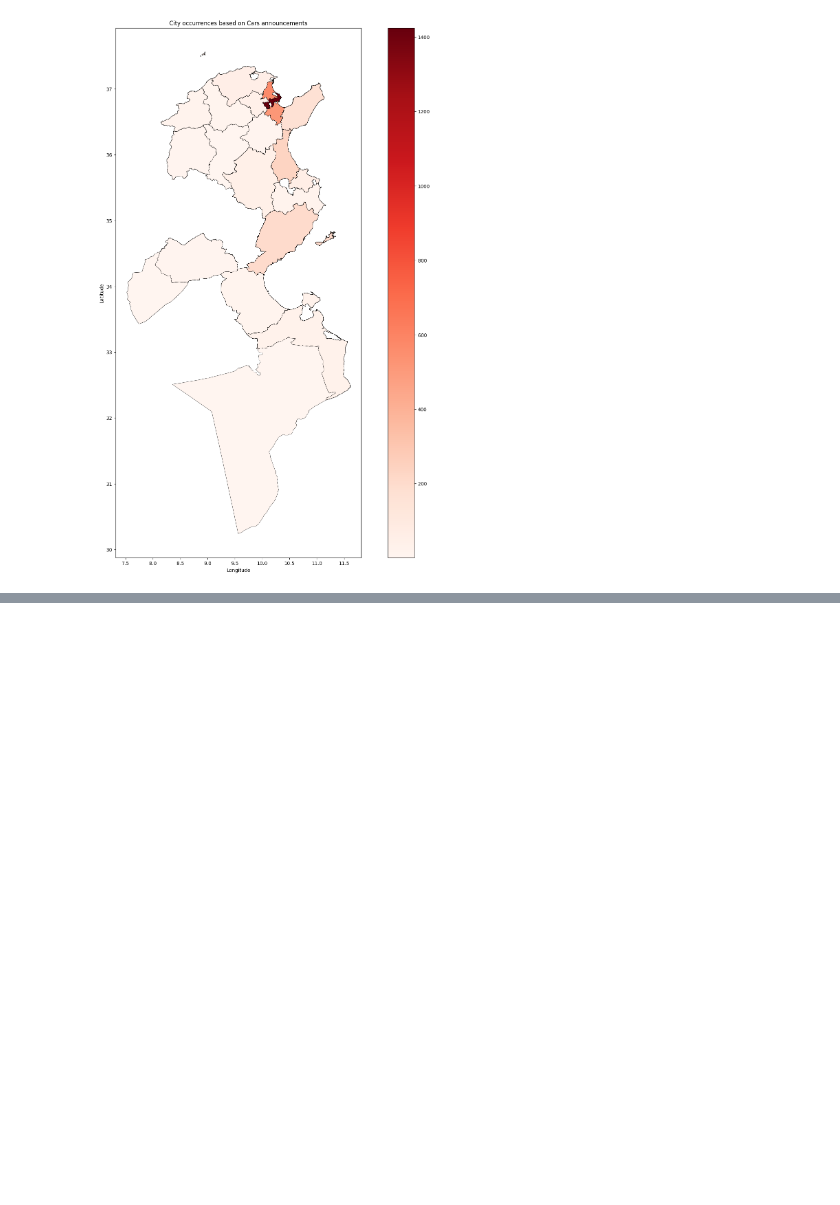
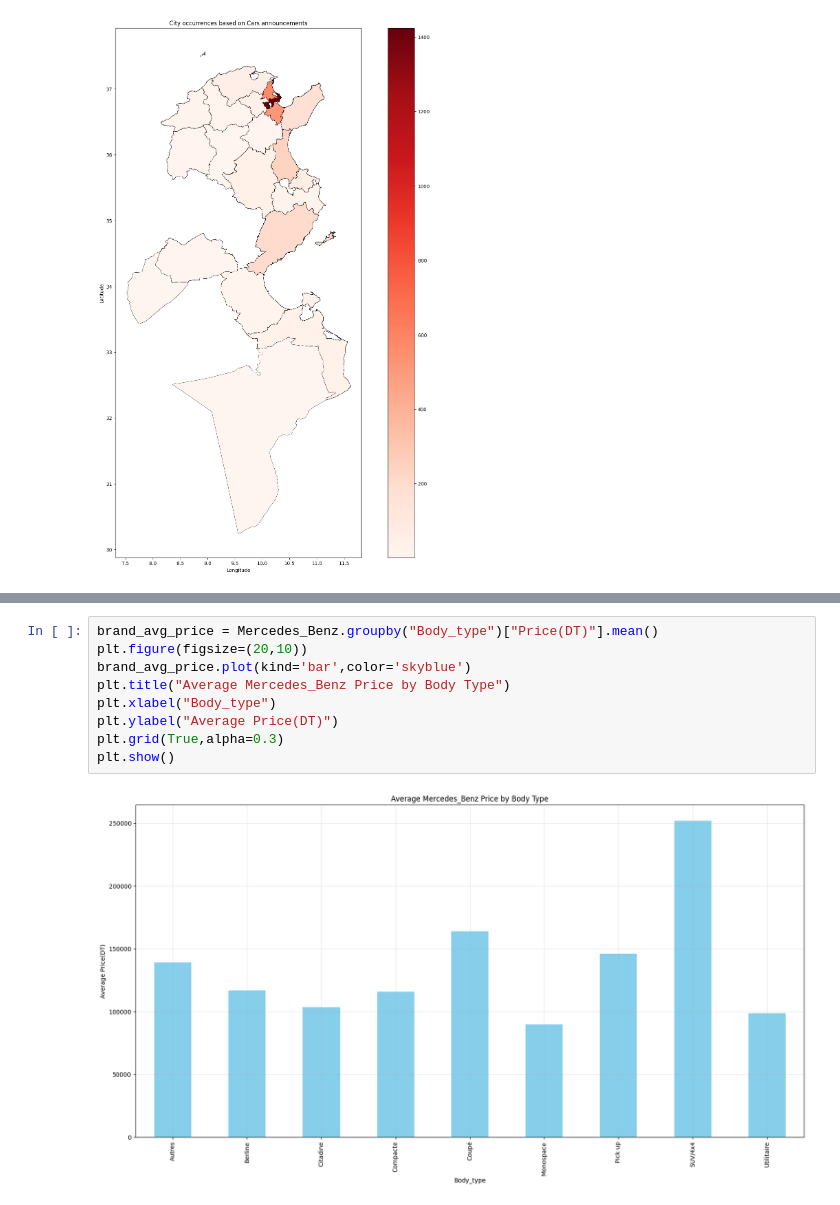
Before and after one commit to SayehOmar/AutoMobileTN_case_study, a Jupyter notebook: Case_study/Case_study.ipynb, the cells around one changed output, grey strips where cells are left out. Saved outputs shown, nothing was run; the diff lists cells and outputs as text; blank space fills up the shorter version.

```diff
--- a/Case_study/Case_study.ipynb
+++ b/Case_study/Case_study.ipynb
@@ -214,0 +245,11 @@ plt.show()
+# %%
+brand_avg_price = Mercedes_Benz.groupby("Body_type")["Price(DT)"].mean()
+plt.figure(figsize=(20,10))
+brand_avg_price.plot(kind='bar',color='skyblue')
+plt.title("Average Mercedes_Benz Price by Body Type")
+plt.xlabel("Body_type")
+plt.ylabel("Average Price(DT)")
+plt.grid(True,alpha=0.3)
+plt.show()
+# %% [output]
+[figure, added]
```
Also changed, not shown: parts of 5 cells of this notebook.
